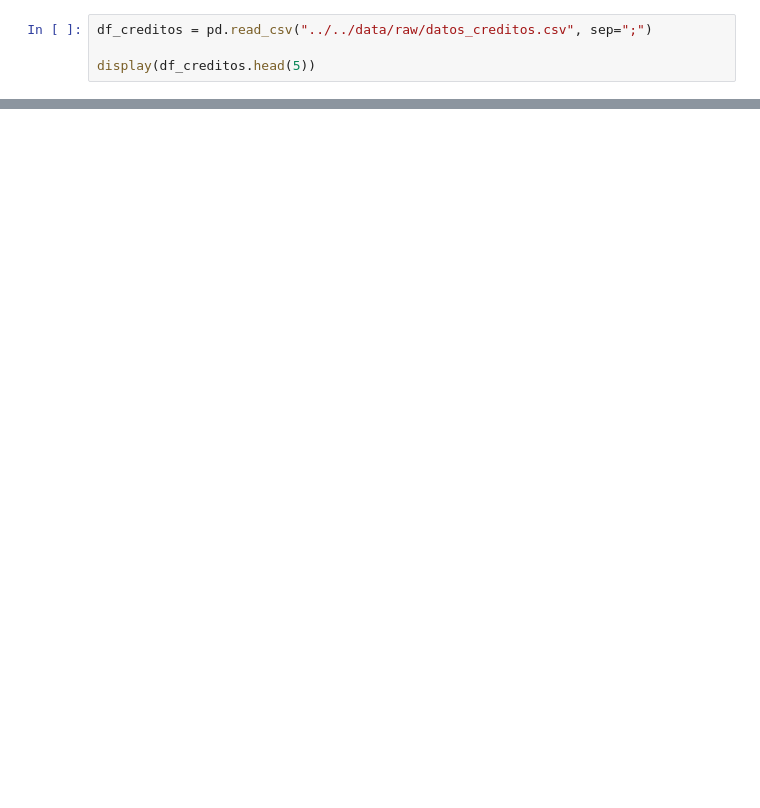
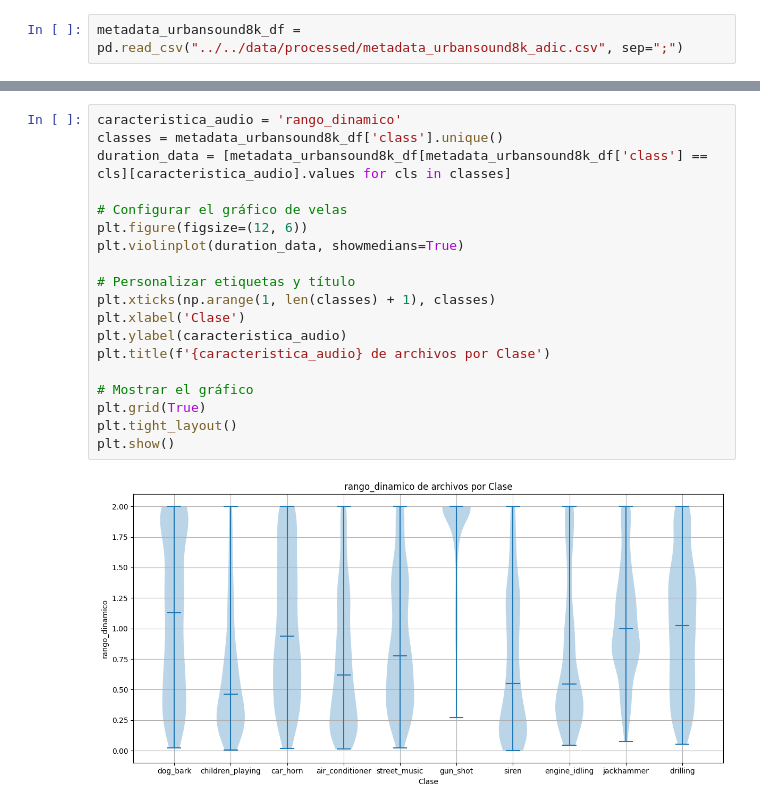
Before and after one commit to colbert6/tfm-clasificador-fuentes-sonoras-ciudad, a Jupyter notebook: notebooks/comprension_datos/CD01-Visualizacion.ipynb, the cells around one changed output, grey strips where cells are left out. Drawn from its saved outputs; the diff is of its cells as text; blank space fills up the shorter version.

Commit message:
fase de comprension de datos - visualización y exploracion

```diff
--- a/notebooks/comprension_datos/CD01-Visualizacion.ipynb
+++ b/notebooks/comprension_datos/CD01-Visualizacion.ipynb
@@ -15,4 +131,2 @@ Carga de los datasets
 # %%
-df_creditos = pd.read_csv("../../data/raw/datos_creditos.csv", sep=";")
-
-display(df_creditos.head(5))
+metadata_urbansound8k_df = pd.read_csv("../../data/processed/metadata_urbansound8k_adic.csv", sep=";")
@@ -36,0 +142,21 @@ display(df_tarjetas.head(5))
+# %%
+caracteristica_audio = 'rango_dinamico'
+classes = metadata_urbansound8k_df['class'].unique()
+duration_data = [metadata_urbansound8k_df[metadata_urbansound8k_df['class'] == cls][caracteristica_audio].values for cls in classes]
+
+# Configurar el gráfico de velas
+plt.figure(figsize=(12, 6))
+plt.violinplot(duration_data, showmedians=True)
+
+# Personalizar etiquetas y título
+plt.xticks(np.arange(1, len(classes) + 1), classes)
+plt.xlabel('Clase')
+plt.ylabel(caracteristica_audio)
+plt.title(f'{caracteristica_audio} de archivos por Clase')
+
+# Mostrar el gráfico
+plt.grid(True)
+plt.tight_layout()
+plt.show()
+# %% [output]
+[figure, added]
```
Also changed, not shown: parts of 18 cells of this notebook, 16 other files.
